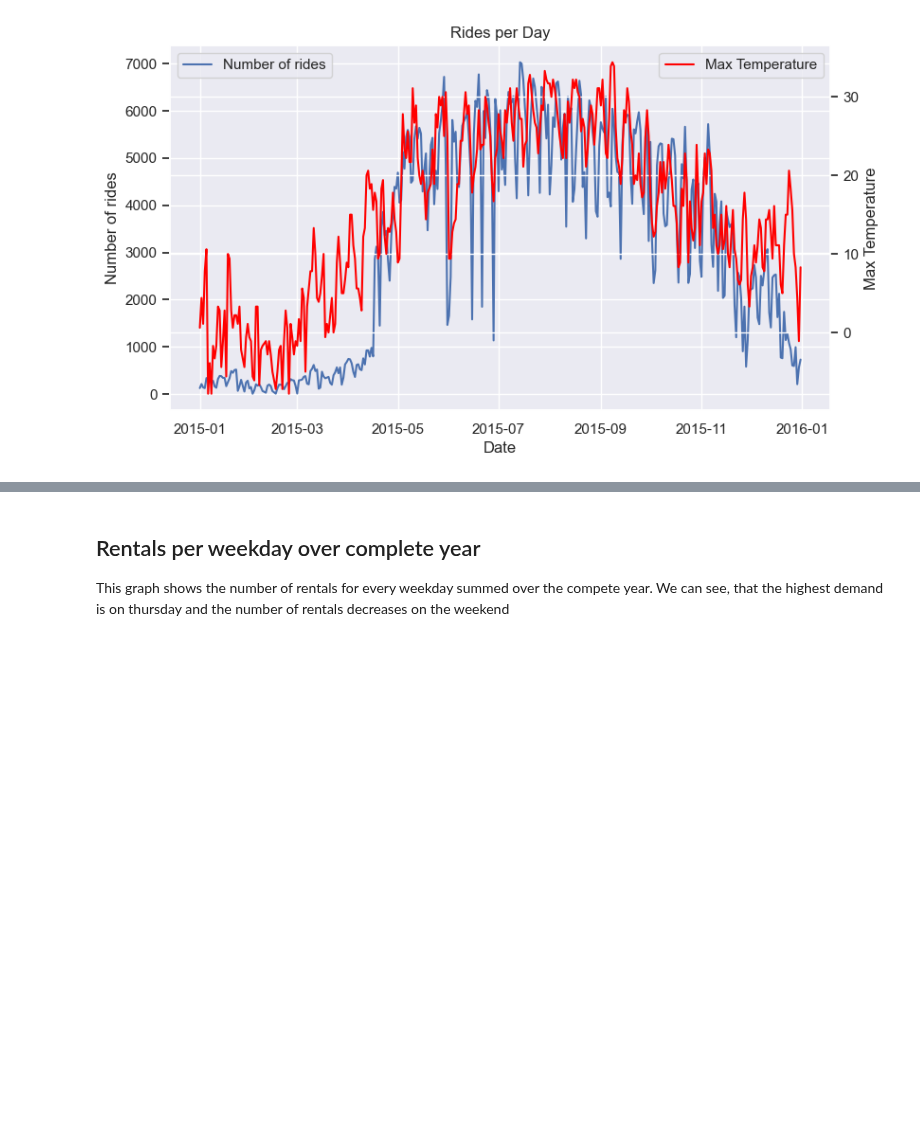
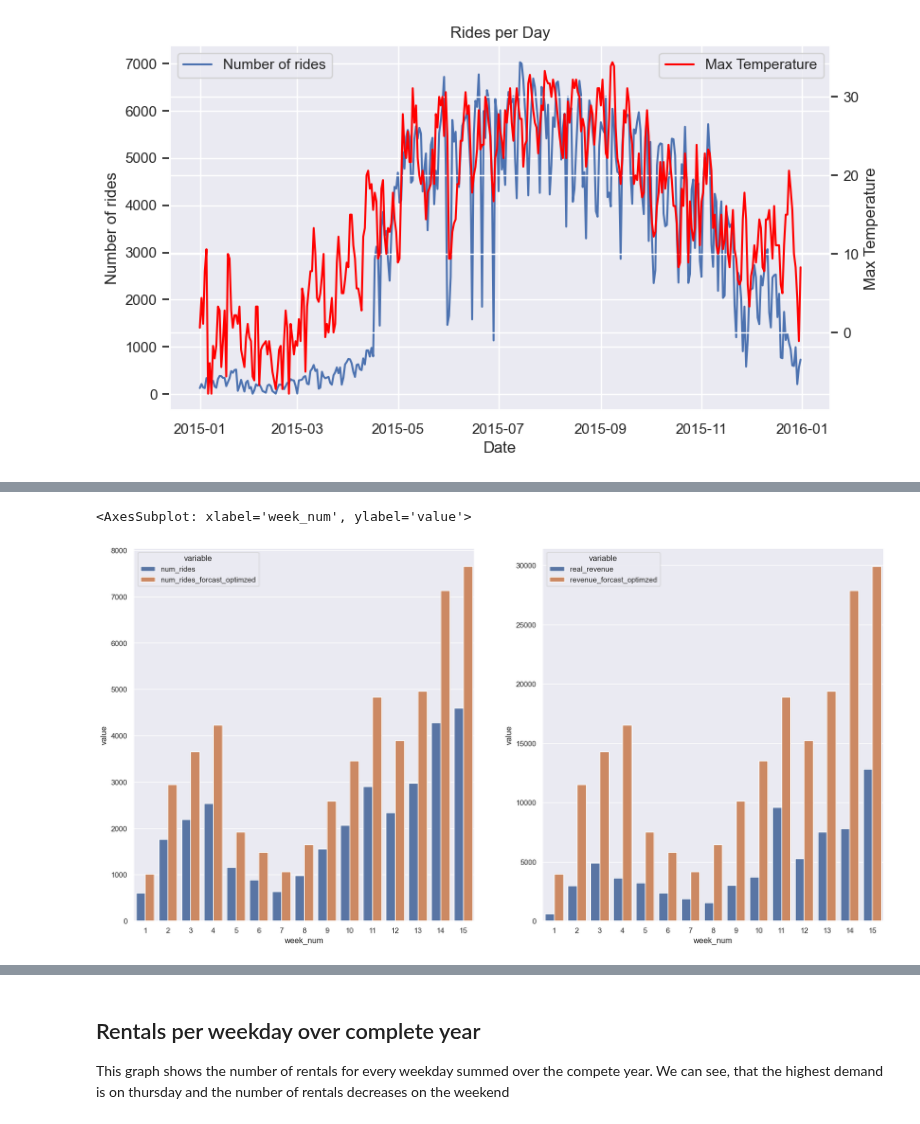
Before and after one commit to RavenRudi/AA_Group16, a Jupyter notebook: time_demand_patterns.ipynb, the cells around one changed output, grey strips where cells are left out. Saved outputs shown, nothing was run; the diff lists cells and outputs as text; code cells hidden in the pictures; blank space fills up the shorter version.

```diff
--- a/time_demand_patterns.ipynb
+++ b/time_demand_patterns.ipynb
@@ -41,0 +286,55 @@ ax2.legend(['Max Temperature'], loc="upper right")
+# %%
+# Plots for increase in traffic
+df_rides_count_weeks = df_boston.copy()
+fig, ax = plt.subplots(1,2,figsize=(20,10))
+
+
+df_rides_count_weeks['week_num'] = df_rides_count_weeks['start_time'].dt.isocalendar().week
+df_rides_count_weeks = df_rides_count_weeks.groupby(by='week_num').size().reset_index(name='num_rides')
+df_rides_count_weeks.sort_values('week_num', inplace=True)
+
+
+
+df_rides_count_weeks['average_rides_volume_cambridge'] = df_actual_off_season_revenue['weekly_traffic_average_off_season'].sum()
+
+df_rides_count_weeks_revenue = df_rides_count_weeks.copy()
+
+# Get the first 33 ranked stations (total volume)
+df_all_stations_analysis_revenue.sort_values('potential_revenue_during_off_season')
+df_rides_count_weeks['average_rides_volume_forcast_optimzed'] = (df_all_stations_analysis_revenue.iloc[:off_season_stations_count-1,:]['weekly_traffic_average_season'] * average_off_season_traffic_change).sum()
+
+df_rides_count_weeks['num_rides_forcast_optimzed'] =  (df_rides_count_weeks['num_rides']/df_rides_count_weeks['average_rides_volume_cambridge'])* df_rides_count_weeks['average_rides_volume_forcast_optimzed']
+
+
+df_rides_count_weeks_melted = df_rides_count_weeks.melt(id_vars='week_num', value_vars=['num_rides', 'num_rides_forcast_optimzed'])
+df_rides_count_weeks_melted = df_rides_count_weeks_melted.sort_values('week_num')
+
+sns.barplot(data=df_rides_count_weeks_melted.iloc[:(off_season_duration_in_weeks*2),:], x='week_num', y='value', hue='variable', ax=ax[0])
+
+
+# Plots for increase in revenue (rip)
+df_revenue_increase_plot = df_all_stations_analysis_revenue.copy()
+
+df_revenue_increase_plot['weekly_traffic_average_off_season'] = df_revenue_increase_plot['weekly_traffic_average_season'] * average_off_season_traffic_change
+df_revenue_increase_plot['weekly_revenue_average_off_season'] = df_revenue_increase_plot['weekly_traffic_average_off_season'] * average_one_time_ticket_price * df_revenue_increase_plot['customer_percentage']
+
+# Get the first 33 ranked stations (weekly based)
+df_revenue_increase_plot.sort_values('weekly_revenue_average_off_season')
+df_revenue_increase_plot = df_revenue_increase_plot.iloc[:off_season_stations_count-1,:]
+
+
+# get Real revenue
+df_actual_off_season_revenue = df_season_comparison.copy()
+df_actual_off_season_revenue = df_actual_off_season_revenue.merge(df_all_stations_analysis_revenue[['station_name', 'customer_percentage']], on='station_name')
+
+df_rides_count_weeks_revenue['revenue_forcast_optimzed'] = (df_rides_count_weeks_revenue['num_rides']/df_rides_count_weeks_revenue['average_rides_volume_cambridge'])* df_revenue_increase_plot['weekly_revenue_average_off_season'].sum()
+df_rides_count_weeks_revenue['real_revenue'] = df_rides_count_weeks_revenue['num_rides'] * df_actual_off_season_revenue['customer_percentage'] * average_one_time_ticket_price
+
+
+df_rides_count_weeks_revenue_melted = df_rides_count_weeks_revenue.melt(id_vars='week_num', value_vars=['real_revenue', 'revenue_forcast_optimzed'])
+df_rides_count_weeks_revenue_melted = df_rides_count_weeks_revenue_melted.sort_values('week_num')
+
+sns.barplot(data=df_rides_count_weeks_revenue_melted.iloc[:(off_season_duration_in_weeks*2),:], x='week_num', y='value', hue='variable', ax=ax[1])
+# %% [output]
+<AxesSubplot: xlabel='week_num', ylabel='value'>
+[figure, added]
```
Also changed, not shown: parts of 20 cells of this notebook.
